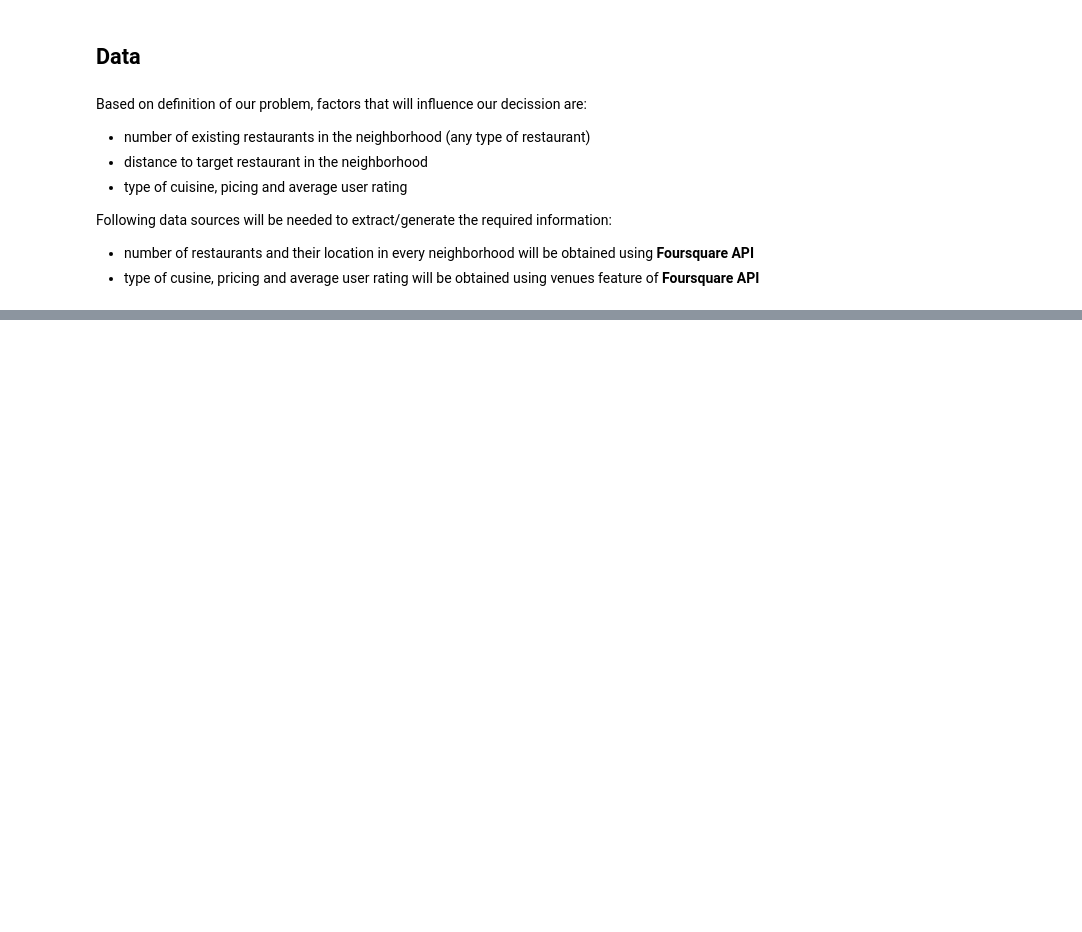
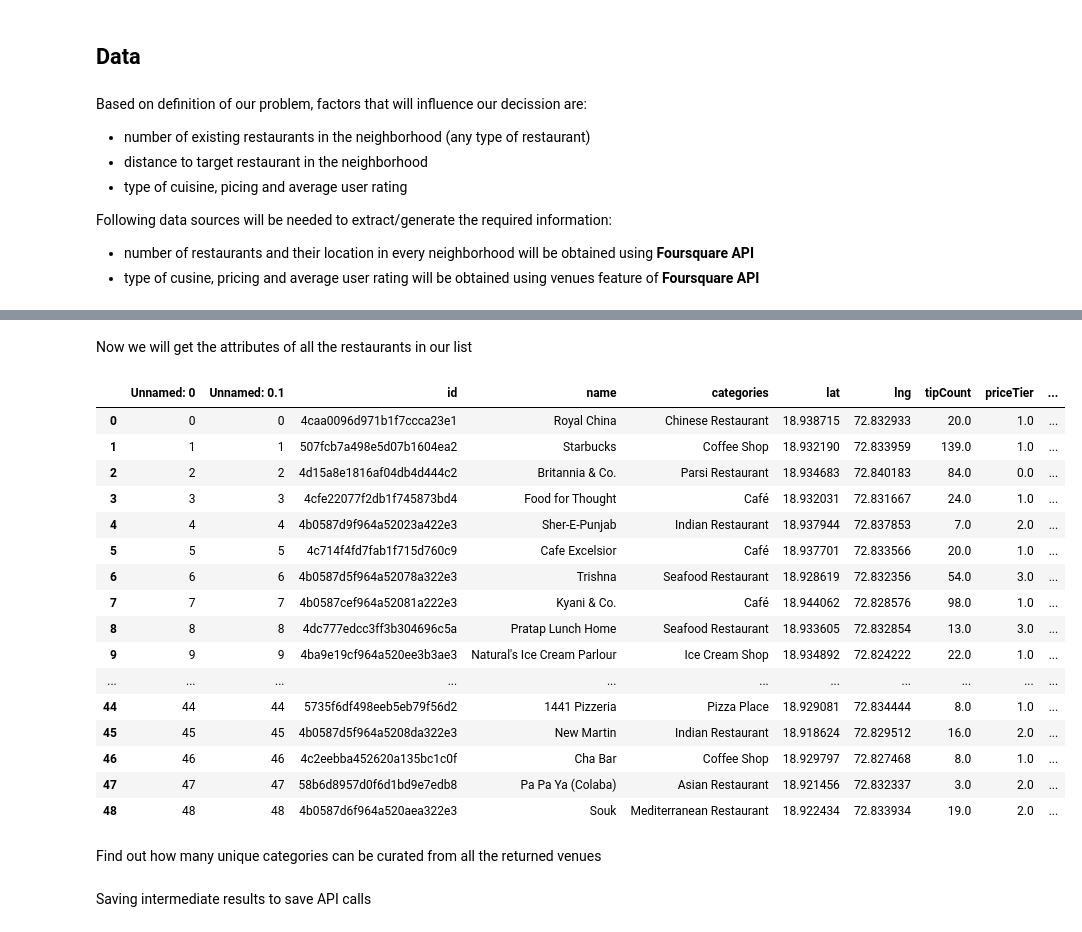
Before and after one commit to apgosar/Coursera_Capstone, a Jupyter notebook: The Battle of Neighborhoods.ipynb, the cells around one changed output, grey strips where cells are left out. Cells and saved outputs as stored; diff of their text form; code cells hidden in the pictures; blank space fills up the shorter version.

```diff
--- a/The Battle of Neighborhoods.ipynb
+++ b/The Battle of Neighborhoods.ipynb
@@ -33,0 +265,34 @@ Following data sources will be needed to extract/generate the required informati
+# %%
+#Subroutine to get the venue details based on the venue_id
+def getVenuesDetails(venue_id):
+    url = 'https://api.foursquare.com/v2/venues/{}?&client_id={}&client_secret={}&v={}'.format(
+        venue_id,
+        CLIENT_ID,
+        CLIENT_SECRET,
+        VERSION)
+
+    result = requests.get(url).json()
+    return result
+# %%
+#Subroutine to get the attributes like tipcout, visitscount, priceTier and rating of a particular venue
+def getAttributes(_result):
+    stats = _result['response']['venue']['stats']
+    cost = _result['response']['venue']
+
+    if ('tipCount' in stats):
+        tipCount = stats['tipCount']
+    else:
+        tipCount = 0
+
+    if ('visitsCount' in stats):
+        visitsCount = stats['visitsCount']
+    else:
+        visitsCount = 0
+    if ('price' in cost):
+        priceTier = cost['price']['tier']
+    else:
+        priceTier = 0
+
+    rating = _result['response']['venue']['rating']
+
+    return tipCount, visitsCount, priceTier, rating
@@ -33,0 +322,35 @@ Following data sources will be needed to extract/generate the required informati
+# %% [markdown]
+Now we will get the attributes of all the restaurants in our list
+# %%
+for i, row in mumbai_restaurants.iterrows():
+    _result = getVenuesDetails(row['id'])
+    tipCount, visitsCount, priceTier, rating = getAttributes(_result)
+    mumbai_restaurants.at[i,'tipCount'] = tipCount
+    mumbai_restaurants.at[i,'visitsCount'] = visitsCount
+    mumbai_restaurants.at[i,'priceTier'] = priceTier
+    mumbai_restaurants.at[i,'rating'] = rating
+
+
+mumbai_restaurants
+# %% [output]
+|  | Unnamed: 0 | Unnamed: 0.1 | id | name | categories | lat | lng | tipCount | priceTier | ... |
+| 0 | 0 | 0 | 4caa0096d971b1f7ccca23e1 | Royal China | Chinese Restaurant | 18.938715 | 72.832933 | 20.0 | 1.0 | ... |
+| 1 | 1 | 1 | 507fcb7a498e5d07b1604ea2 | Starbucks | Coffee Shop | 18.932190 | 72.833959 | 139.0 | 1.0 | ... |
+| 2 | 2 | 2 | 4d15a8e1816af04db4d444c2 | Britannia & Co. | Parsi Restaurant | 18.934683 | 72.840183 | 84.0 | 0.0 | ... |
+| 3 | 3 | 3 | 4cfe22077f2db1f745873bd4 | Food for Thought | Café | 18.932031 | 72.831667 | 24.0 | 1.0 | ... |
+| 4 | 4 | 4 | 4b0587d9f964a52023a422e3 | Sher-E-Punjab | Indian Restaurant | 18.937944 | 72.837853 | 7.0 | 2.0 | ... |
+| 5 | 5 | 5 | 4c714f4fd7fab1f715d760c9 | Cafe Excelsior | Café | 18.937701 | 72.833566 | 20.0 | 1.0 | ... |
+| 6 | 6 | 6 | 4b0587d5f964a52078a322e3 | Trishna | Seafood Restaurant | 18.928619 | 72.832356 | 54.0 | 3.0 | ... |
+| 7 | 7 | 7 | 4b0587cef964a52081a222e3 | Kyani & Co. | Café | 18.944062 | 72.828576 | 98.0 | 1.0 | ... |
+| 8 | 8 | 8 | 4dc777edcc3ff3b304696c5a | Pratap Lunch Home | Seafood Restaurant | 18.933605 | 72.832854 | 13.0 | 3.0 | ... |
+| 9 | 9 | 9 | 4ba9e19cf964a520ee3b3ae3 | Natural's Ice Cream Parlour | Ice Cream Shop | 18.934892 | 72.824222 | 22.0 | 1.0 | ... |
+| ... | ... | ... | ... | ... | ... | ... | ... | ... | ... | ... |
+| 44 | 44 | 44 | 5735f6df498eeb5eb79f56d2 | 1441 Pizzeria | Pizza Place | 18.929081 | 72.834444 | 8.0 | 1.0 | ... |
+| 45 | 45 | 45 | 4b0587d5f964a5208da322e3 | New Martin | Indian Restaurant | 18.918624 | 72.829512 | 16.0 | 2.0 | ... |
+| 46 | 46 | 46 | 4c2eebba452620a135bc1c0f | Cha Bar | Coffee Shop | 18.929797 | 72.827468 | 8.0 | 1.0 | ... |
+| 47 | 47 | 47 | 58b6d8957d0f6d1bd9e7edb8 | Pa Pa Ya (Colaba) | Asian Restaurant | 18.921456 | 72.832337 | 3.0 | 2.0 | ... |
+| 48 | 48 | 48 | 4b0587d6f964a520aea322e3 | Souk | Mediterranean Restaurant | 18.922434 | 72.833934 | 19.0 | 2.0 | ... |
+# %% [markdown]
+Find out how many unique categories can be curated from all the returned venues
+# %% [markdown]
+Saving intermediate results to save API calls
```
Also changed, not shown: parts of 65 cells of this notebook.
